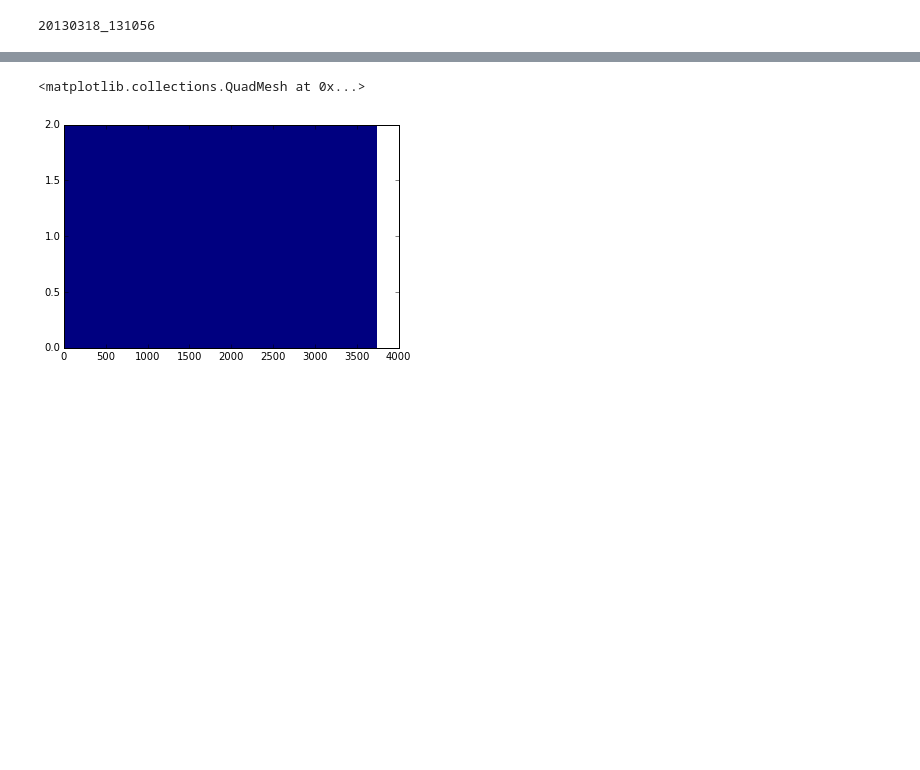
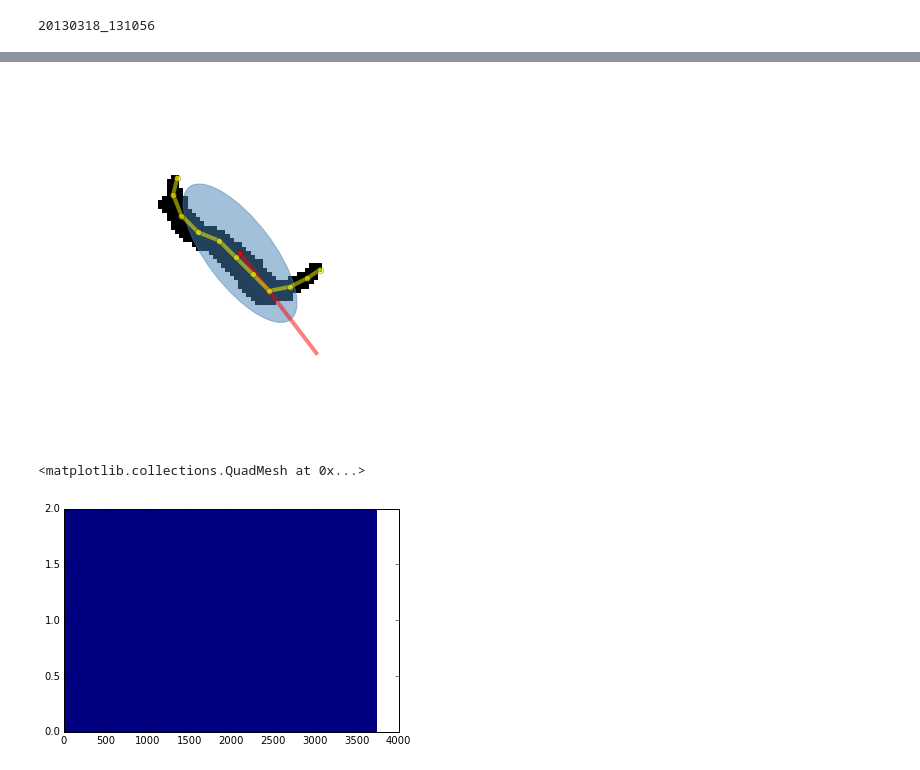
Before and after one commit to amarallab/waldo, a Jupyter notebook: workbooks/dev/behavior_coding.ipynb, the cells around one changed output, grey strips where cells are left out. Drawn from its saved outputs; the diff is of its cells as text; code cells hidden in the pictures; blank space fills up the shorter version.

```diff
--- a/workbooks/dev/behavior_coding.ipynb
+++ b/workbooks/dev/behavior_coding.ipynb
@@ -142,4 +153,14 @@ See the the caveats in the documentation: http://pandas.pydata.org/pandas-docs/s
 5 rows × 26 columns
+# %%
+import matplotlib.animation as animation
+import matplotlib.gridspec as gridspec
+
+# for some elipses.
+Elipse = mpl.patches.Ellipse
+
+# Set up formatting for the movie files
+Writer = animation.writers['ffmpeg']
+writer = Writer(fps=30, metadata=dict(artist='Me'), bitrate=-1)
 # %%
 worm_shape = Worm_Shape()
 worm_shape.read_blob_df(blob_df)
@@ -180 +201,63 @@ df = df.reset_index()
 36356
+# %%
+######
+fig = plt.figure(figsize=(10, 6))
+
+ax = plt.subplot(axisbg='white')
+
+row = df.loc[0]
+width = row['length']
+height = row['width']
+angle = row['angle'] * 180. / np.pi
+buffer = (len(contours2[0]) - 1) / 2.0
+x_mid2 = x_mid + buffer
+y_mid2 = y_mid + buffer
+
+
+############ SHAPE ############
+
+worm_im = ax.imshow(contours2[0], interpolation='nearest', origin='lower', cmap=mpl.cm.Greys)
+e = Elipse(xy=(buffer+1, buffer+1), width=width, height=height,
+           angle=angle, alpha=0.5, color='steelblue')
+ax.add_artist(e)
+
+orr = row['orientation']
+ox = [1 + buffer, buffer*np.cos(orr)+buffer+1]
+oy = [1 + buffer, buffer*np.sin(orr)+buffer+1]
+ax.plot(ox[:1], oy[:1], 'o', color='red', alpha=0.5)
+orientation_line, = ax.plot(ox, oy, lw=4, color='red', alpha=0.5)
+mid_line, = ax.plot(x_mid2[0], y_mid2[0], 'o-', color='yellow', lw=4, alpha=0.5)
+
+
+
+def updatefig(i):
+    global df, contours2, x_mid, y_mid
+    # Get most recent data
+    now_row = df.iloc[i]
+    if i % 10 == 0:
+        print(i)
+
+    #### shape frame
+    # reshape elipse
+    e.width = now_row['length']
+    e.height = now_row['width']
+    e.angle = now_row['angle'] * 180. / np.pi
+
+    # reshape orientation line
+    orr = now_row['orientation']
+    ox = [1 + buffer, buffer*np.cos(orr)+buffer+1]
+    oy = [1 + buffer, buffer*np.sin(orr)+buffer+1]
+    orientation_line.set_data(ox, oy)
+
+    # reshape binary worm image
+    worm_im.set_array(contours2[i].T)
+    mid_line.set_data(x_mid2[i], y_mid2[i])
+
+    return (worm_im, e, orientation_line,)
+
+ax.axis('off')
+
+#plt.show()len(df) -1
+ani = animation.FuncAnimation(fig, updatefig,  frames=200, blit=False) #interval=len(contours),
+ani.save('shape.mp4', writer=writer)
+# %% [output]
@@ -181,3 +281,4 @@ df = df.reset_index()
+[figure, added]
 # %%
 fig, ax = plt.subplots()
 ax.pcolormesh(np.array(df[['behavior_class', 'move_dir']]).T)
```
Also changed, not shown: parts of 20 cells of this notebook, 1 other file.
